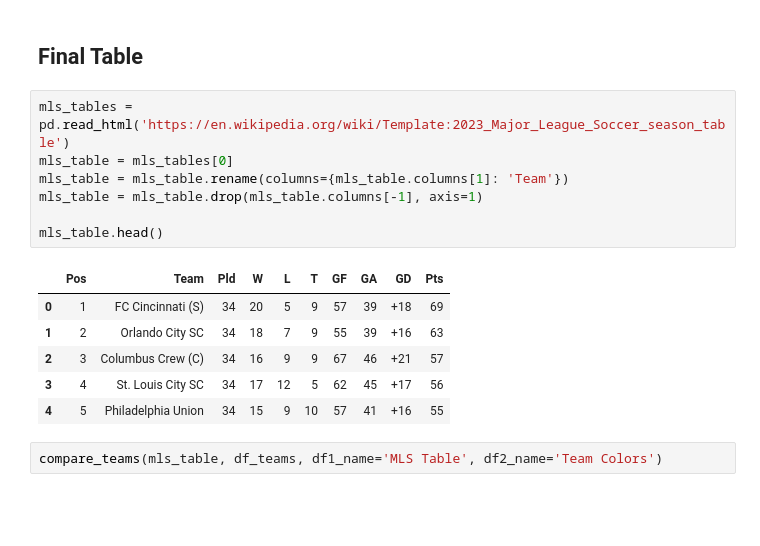
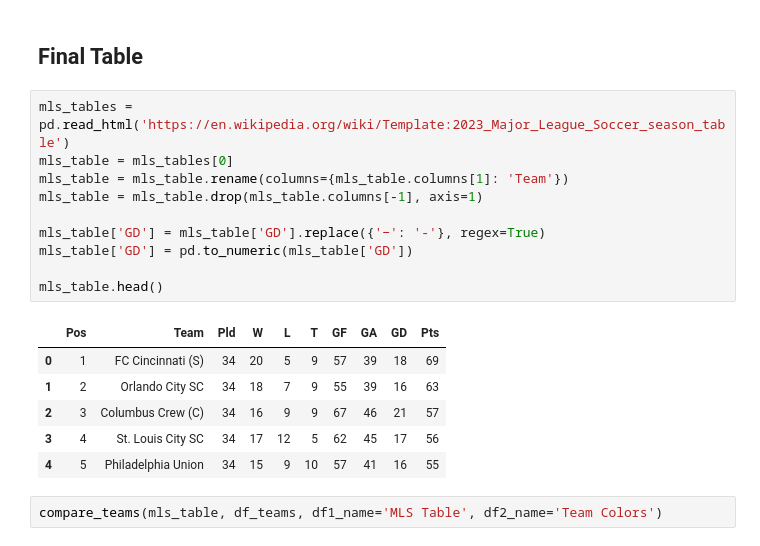
Before and after one commit to akyuzdilhan/FootballDataLab, a Jupyter notebook: DataPreparation.ipynb, the cells around one changed output. Cells and saved outputs as stored; diff of their text form; blank space fills up the shorter version.

```diff
--- a/DataPreparation.ipynb
+++ b/DataPreparation.ipynb
@@ -170,17 +171,20 @@ df_teams.to_csv('datasets/MLS_team_colors.csv', index=False)
 # %%
 mls_tables = pd.read_html('https://en.wikipedia.org/wiki/Template:2023_Major_League_Soccer_season_table')
 mls_table = mls_tables[0]
 mls_table = mls_table.rename(columns={mls_table.columns[1]: 'Team'})
 mls_table = mls_table.drop(mls_table.columns[-1], axis=1)
 
+mls_table['GD'] = mls_table['GD'].replace({'−': '-'}, regex=True)
+mls_table['GD'] = pd.to_numeric(mls_table['GD'])
+
 mls_table.head()
 # %% [output]
 |  | Pos | Team | Pld | W | L | T | GF | GA | GD | Pts |
-| 0 | 1 | FC Cincinnati (S) | 34 | 20 | 5 | 9 | 57 | 39 | +18 | 69 |
-| 1 | 2 | Orlando City SC | 34 | 18 | 7 | 9 | 55 | 39 | +16 | 63 |
-| 2 | 3 | Columbus Crew (C) | 34 | 16 | 9 | 9 | 67 | 46 | +21 | 57 |
-| 3 | 4 | St. Louis City SC | 34 | 17 | 12 | 5 | 62 | 45 | +17 | 56 |
-| 4 | 5 | Philadelphia Union | 34 | 15 | 9 | 10 | 57 | 41 | +16 | 55 |
+| 0 | 1 | FC Cincinnati (S) | 34 | 20 | 5 | 9 | 57 | 39 | 18 | 69 |
+| 1 | 2 | Orlando City SC | 34 | 18 | 7 | 9 | 55 | 39 | 16 | 63 |
+| 2 | 3 | Columbus Crew (C) | 34 | 16 | 9 | 9 | 67 | 46 | 21 | 57 |
+| 3 | 4 | St. Louis City SC | 34 | 17 | 12 | 5 | 62 | 45 | 17 | 56 |
+| 4 | 5 | Philadelphia Union | 34 | 15 | 9 | 10 | 57 | 41 | 16 | 55 |
 # %%
 compare_teams(mls_table, df_teams, df1_name='MLS Table', df2_name='Team Colors')
 # %% [output]
```
Also changed, not shown: parts of 23 cells of this notebook, 9 other files.
